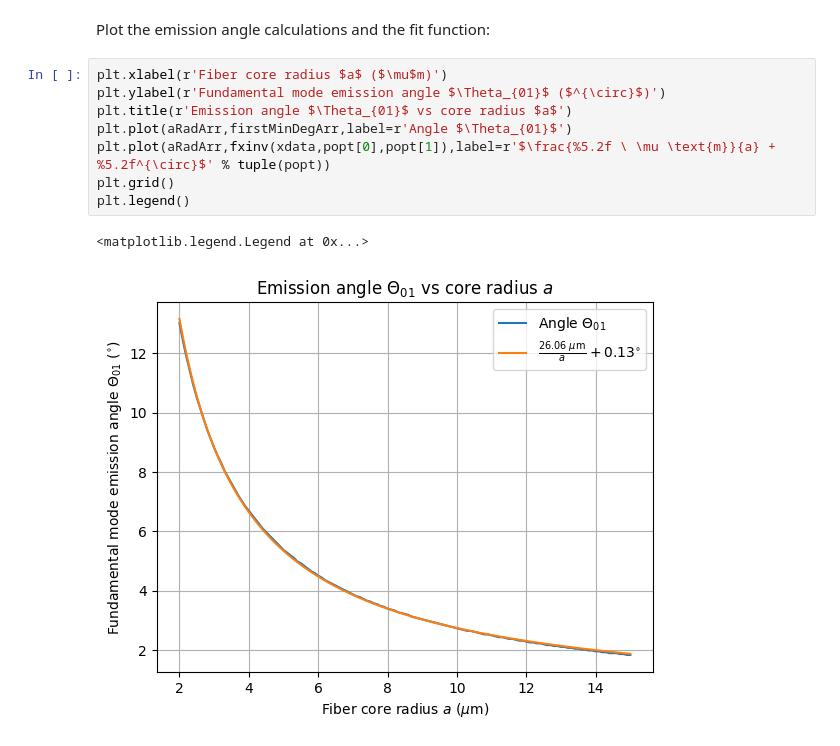
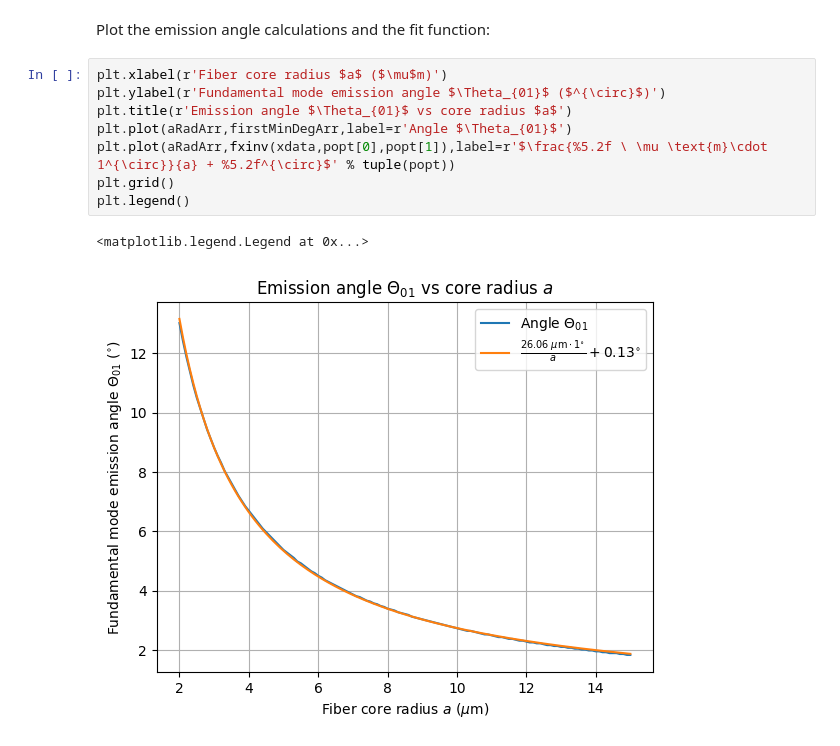
Before and after one commit to scottprahl/ofiber, a Jupyter notebook: docs/9-Far-field-irradiance-and-NA-fiber.ipynb, the cells around one changed output. Cells and saved outputs as stored; diff of their text form.

Commit message:
Added degree unit to final plot legend, to fix typo.

```diff
--- a/docs/9-Far-field-irradiance-and-NA-fiber.ipynb
+++ b/docs/9-Far-field-irradiance-and-NA-fiber.ipynb
@@ -149,11 +149,11 @@ Plot the emission angle calculations and the fit function:
 # %%
 plt.xlabel(r'Fiber core radius $a$ ($\mu$m)')
 plt.ylabel(r'Fundamental mode emission angle $\Theta_{01}$ ($^{\circ}$)')
 plt.title(r'Emission angle $\Theta_{01}$ vs core radius $a$')
 plt.plot(aRadArr,firstMinDegArr,label=r'Angle $\Theta_{01}$')
-plt.plot(aRadArr,fxinv(xdata,popt[0],popt[1]),label=r'$\frac{%5.2f \ \mu \text{m}}{a} + %5.2f^{\circ}$' % tuple(popt))
+plt.plot(aRadArr,fxinv(xdata,popt[0],popt[1]),label=r'$\frac{%5.2f \ \mu \text{m}\cdot 1^{\circ}}{a} + %5.2f^{\circ}$' % tuple(popt))
 plt.grid()
 plt.legend()
 # %% [output]
 <matplotlib.legend.Legend at 0x...>
-[figure, old version]
+[figure, new version]
```
